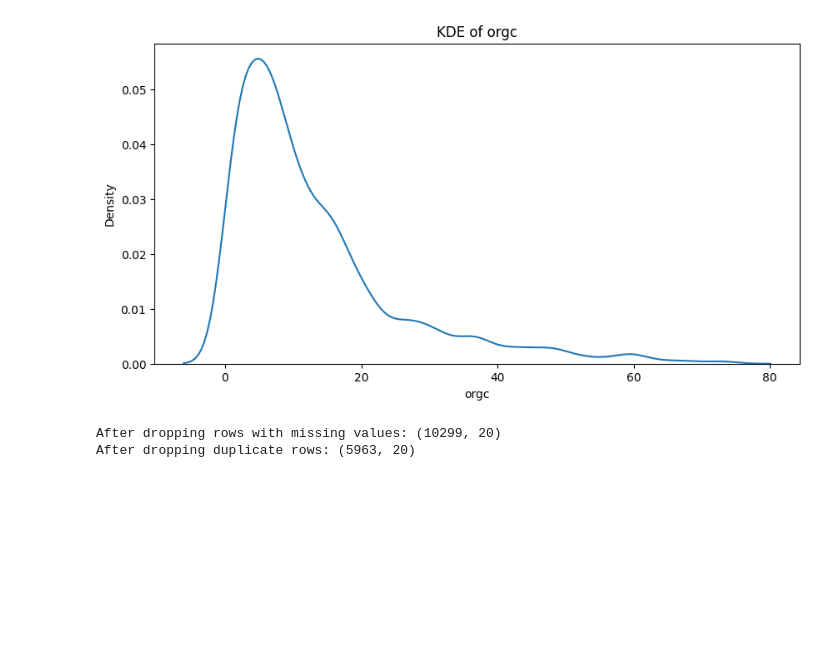
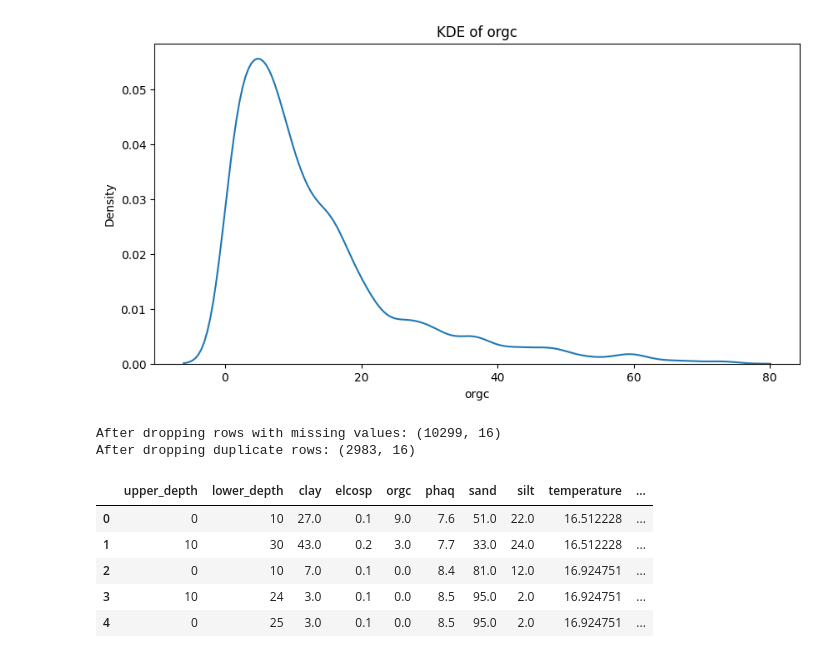
Before and after one commit to tierrafoods-hud/notebooks, a Jupyter notebook: mexico-soil-modeling.ipynb, the cells around one changed output. Drawn from its saved outputs; the diff is of its cells as text; code cells hidden in the pictures; blank space fills up the shorter version.

```diff
--- a/mexico-soil-modeling.ipynb
+++ b/mexico-soil-modeling.ipynb
@@ -42,12 +42,30 @@ plt.show()
 [figure]
 [figure]
 # %%
-# drop rows with missing values
+# Compute mean rock_fragments per (latitude, longitude) and map back to the dataset
+gdf['rock_fragments'] = gdf.groupby(['latitude', 'longitude'])['rock_fragments'].transform('mean')
+
+# drop irrelevant columns
+gdf.drop(columns=['geometry', 'latitude', 'longitude', 'date'], axis=1, inplace=True, errors='ignore')
+
+# Drop rows with missing values
 gdf.dropna(inplace=True)
 print('After dropping rows with missing values:', gdf.shape)
-# drop duplicate rows
+
+# Drop duplicate rows
 gdf.drop_duplicates(inplace=True)
 print('After dropping duplicate rows:', gdf.shape)
+
+# Reset index
+gdf.reset_index(drop=True, inplace=True)
+
+gdf.head()
 # %% [output]
-After dropping rows with missing values: (10299, 20)
-After dropping duplicate rows: (5963, 20)
+After dropping rows with missing values: (10299, 16)
+After dropping duplicate rows: (2983, 16)
+|  | upper_depth | lower_depth | clay | elcosp | orgc | phaq | sand | silt | temperature | ... |
+| 0 | 0 | 10 | 27.0 | 0.1 | 9.0 | 7.6 | 51.0 | 22.0 | 16.512228 | ... |
+| 1 | 10 | 30 | 43.0 | 0.2 | 3.0 | 7.7 | 33.0 | 24.0 | 16.512228 | ... |
+| 2 | 0 | 10 | 7.0 | 0.1 | 0.0 | 8.4 | 81.0 | 12.0 | 16.924751 | ... |
+| 3 | 10 | 24 | 3.0 | 0.1 | 0.0 | 8.5 | 95.0 | 2.0 | 16.924751 | ... |
+| 4 | 0 | 25 | 3.0 | 0.1 | 0.0 | 8.5 | 95.0 | 2.0 | 16.924751 | ... |
```
Also changed, not shown: parts of 6 cells of this notebook.
